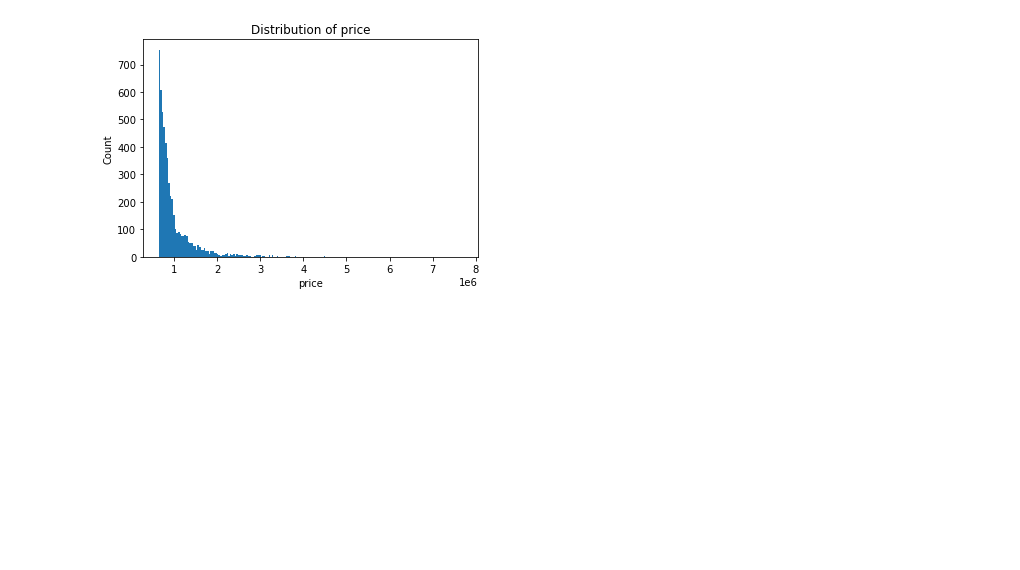
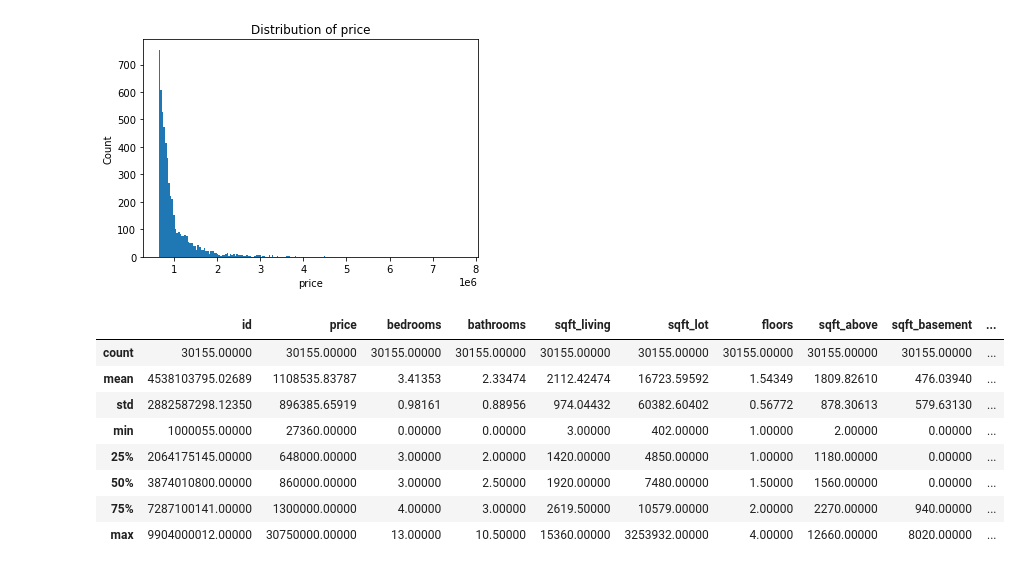
Before and after one commit to henryshin15/king_county_real_estate, a Jupyter notebook: Data_Filtering_Notebook.ipynb, the cells around one changed output. Saved outputs shown, nothing was run; the diff lists cells and outputs as text; code cells hidden in the pictures; blank space fills up the shorter version.

```diff
--- a/Data_Filtering_Notebook.ipynb
+++ b/Data_Filtering_Notebook.ipynb
@@ -88,0 +94,12 @@ ax.set_title("Distribution of price");
+# %%
+df2.describe()
+# %% [output]
+|  | id | price | bedrooms | bathrooms | sqft_living | sqft_lot | floors | sqft_above | sqft_basement | ... |
+| count | 30155.00000 | 30155.00000 | 30155.00000 | 30155.00000 | 30155.00000 | 30155.00000 | 30155.00000 | 30155.00000 | 30155.00000 | ... |
+| mean | 4538103795.02689 | 1108535.83787 | 3.41353 | 2.33474 | 2112.42474 | 16723.59592 | 1.54349 | 1809.82610 | 476.03940 | ... |
+| std | 2882587298.12350 | 896385.65919 | 0.98161 | 0.88956 | 974.04432 | 60382.60402 | 0.56772 | 878.30613 | 579.63130 | ... |
+| min | 1000055.00000 | 27360.00000 | 0.00000 | 0.00000 | 3.00000 | 402.00000 | 1.00000 | 2.00000 | 0.00000 | ... |
+| 25% | 2064175145.00000 | 648000.00000 | 3.00000 | 2.00000 | 1420.00000 | 4850.00000 | 1.00000 | 1180.00000 | 0.00000 | ... |
+| 50% | 3874010800.00000 | 860000.00000 | 3.00000 | 2.50000 | 1920.00000 | 7480.00000 | 1.50000 | 1560.00000 | 0.00000 | ... |
+| 75% | 7287100141.00000 | 1300000.00000 | 4.00000 | 3.00000 | 2619.50000 | 10579.00000 | 2.00000 | 2270.00000 | 940.00000 | ... |
+| max | 9904000012.00000 | 30750000.00000 | 13.00000 | 10.50000 | 15360.00000 | 3253932.00000 | 4.00000 | 12660.00000 | 8020.00000 | ... |
```
Also changed, not shown: parts of 17 cells of this notebook.
